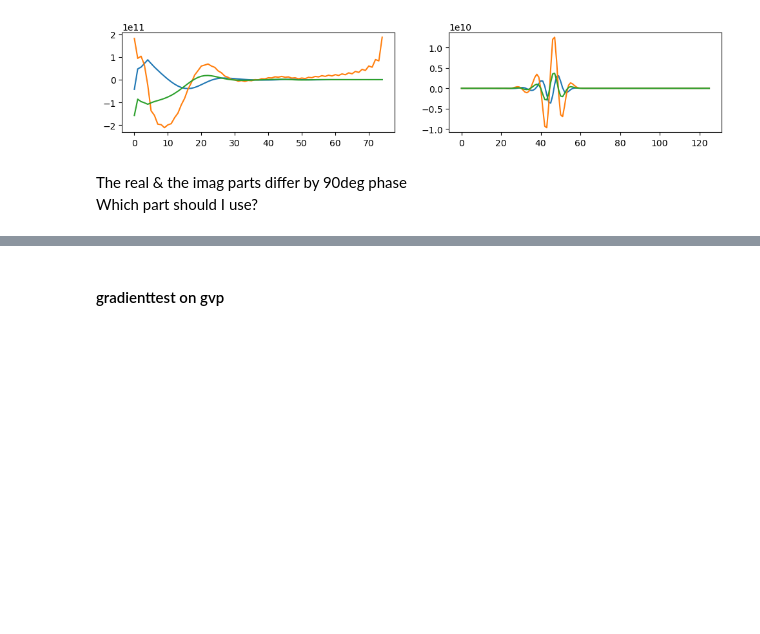
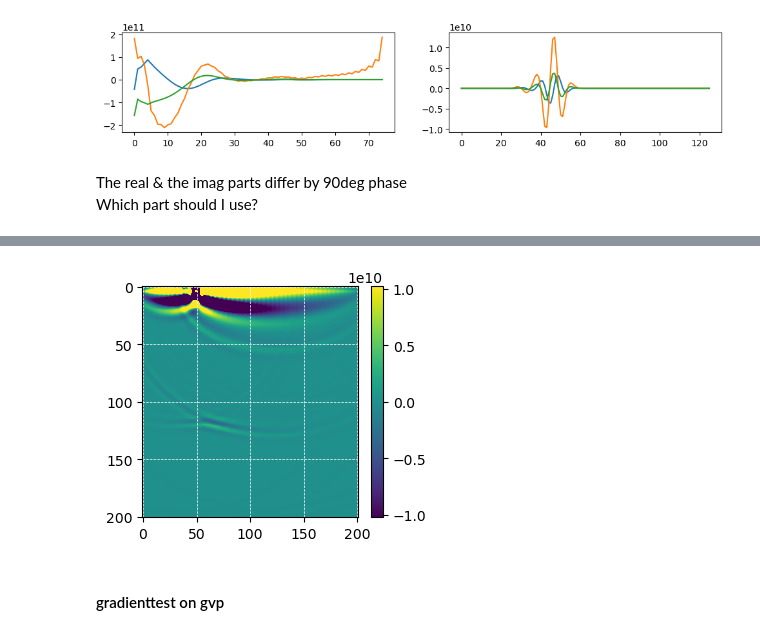
Before and after one commit to joeyartech/SeisJIMU, a Jupyter notebook: Demo/04_GradientTest/go.ipynb, the cells around one changed output, grey strips where cells are left out. Drawn from its saved outputs; the diff is of its cells as text; code cells hidden in the pictures; blank space fills up the shorter version.

Commit message:
cleanning; tobe check with GradientTest from envelope+ALFAHD

```diff
--- a/Demo/04_GradientTest/go.ipynb
+++ b/Demo/04_GradientTest/go.ipynb
@@ -279,3 +307,10 @@ Which part should I use?
+# %%
+gikpa=read('results/correlate_gradient',(2*nx,nz))[:,nx:]
+
+plt.figure(figsize=(16,3))
+plt.subplot(1,4,1); imshow(gikpa,perc=95)
+# %% [output]
+[figure, added]
 # %% [markdown]
 #### gradienttest on gvp
 # %%
```
Also changed, not shown: parts of 3 cells of this notebook, 10 other files.
